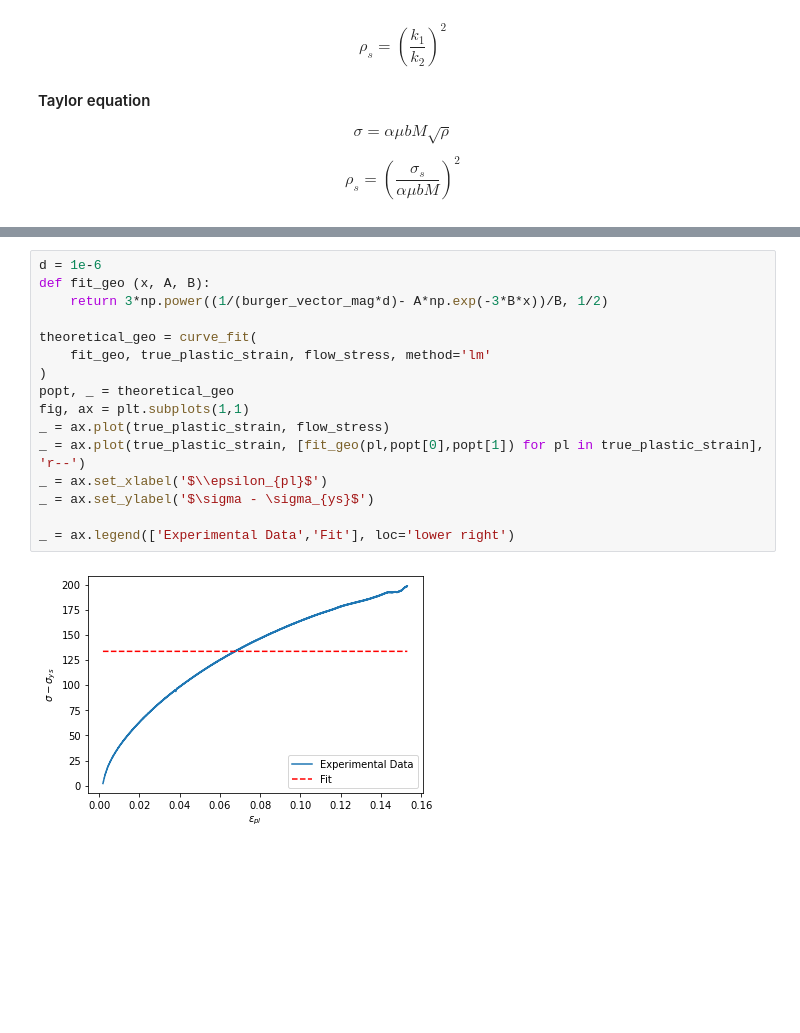
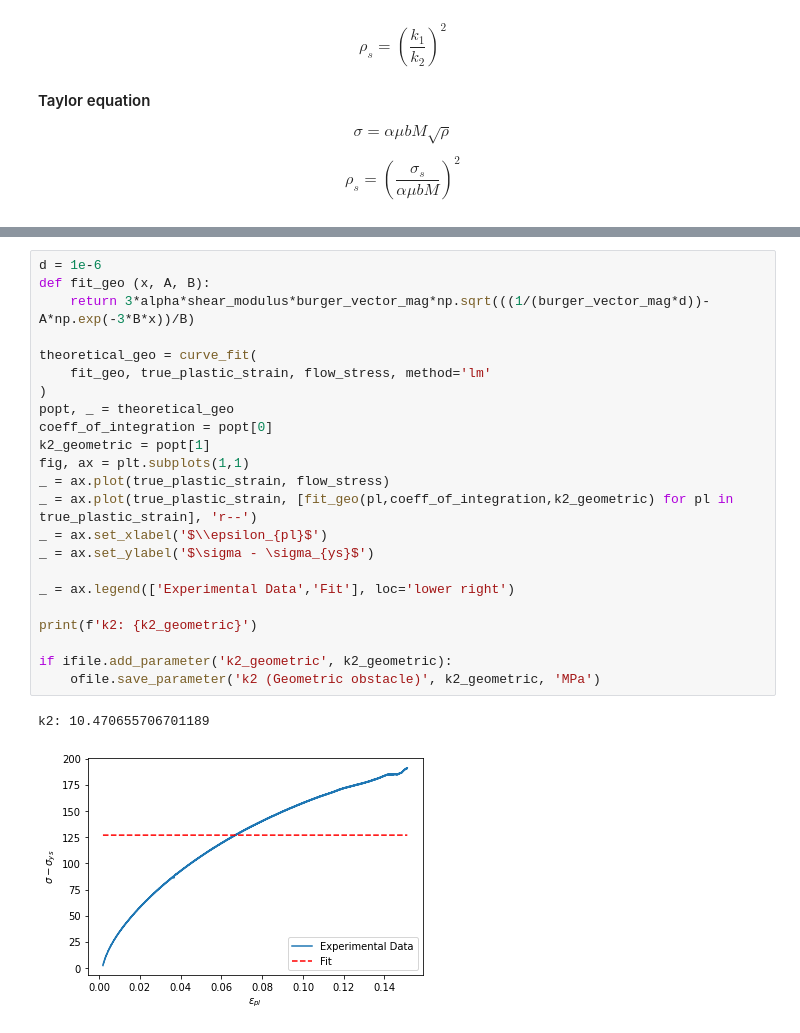
Before and after one commit to algomaster99/meta-btp, a Jupyter notebook: work_hardening_analysis.ipynb, the cells around one changed output, grey strips where cells are left out. Drawn from its saved outputs; the diff is of its cells as text; blank space fills up the shorter version.

```diff
--- a/work_hardening_analysis.ipynb
+++ b/work_hardening_analysis.ipynb
@@ -229,18 +225,26 @@ rhs = (sigma_s/(alpha*shear_modulus*burger_vector_mag*taylor_factor))**2
 # %%
 d = 1e-6
 def fit_geo (x, A, B):
-    return 3*np.power((1/(burger_vector_mag*d)- A*np.exp(-3*B*x))/B, 1/2)
+    return 3*alpha*shear_modulus*burger_vector_mag*np.sqrt(((1/(burger_vector_mag*d))-A*np.exp(-3*B*x))/B)
 
 theoretical_geo = curve_fit(
     fit_geo, true_plastic_strain, flow_stress, method='lm'
 )
 popt, _ = theoretical_geo
+coeff_of_integration = popt[0]
+k2_geometric = popt[1]
 fig, ax = plt.subplots(1,1)
 _ = ax.plot(true_plastic_strain, flow_stress)
-_ = ax.plot(true_plastic_strain, [fit_geo(pl,popt[0],popt[1]) for pl in true_plastic_strain], 'r--')
+_ = ax.plot(true_plastic_strain, [fit_geo(pl,coeff_of_integration,k2_geometric) for pl in true_plastic_strain], 'r--')
 _ = ax.set_xlabel('$\\epsilon_{pl}$')
 _ = ax.set_ylabel('$\sigma - \sigma_{ys}$')
 
 _ = ax.legend(['Experimental Data','Fit'], loc='lower right')
+
+print(f'k2: {k2_geometric}')
+
+if ifile.add_parameter('k2_geometric', k2_geometric):
+    ofile.save_parameter('k2 (Geometric obstacle)', k2_geometric, 'MPa')
 # %% [output]
+k2: 10.470655706701189
-[figure, old version]
+[figure, new version]
```
Also changed, not shown: parts of 8 cells of this notebook.
